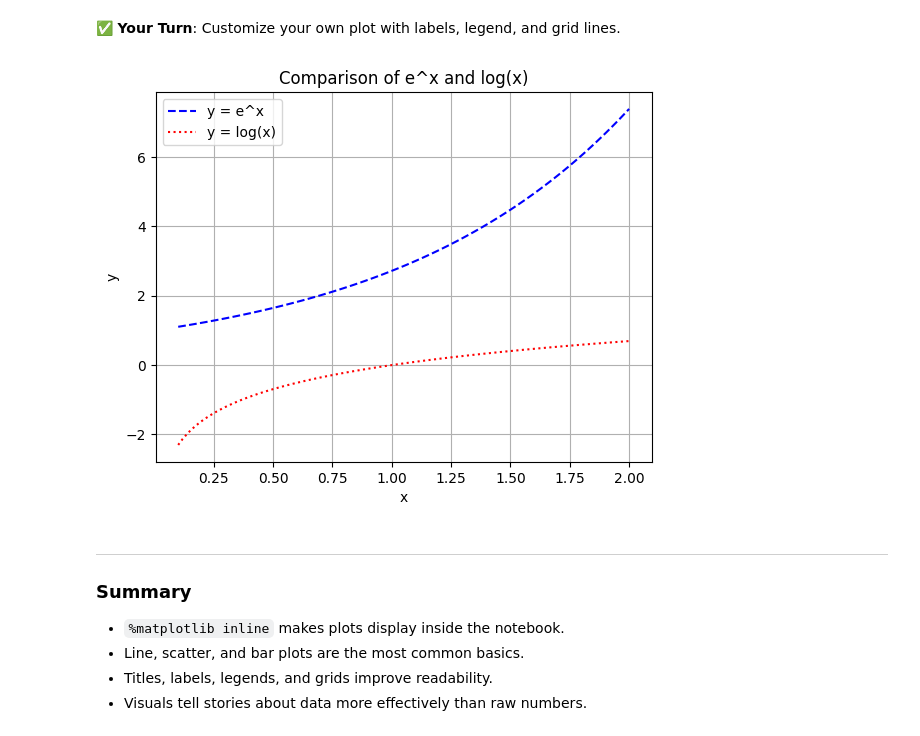
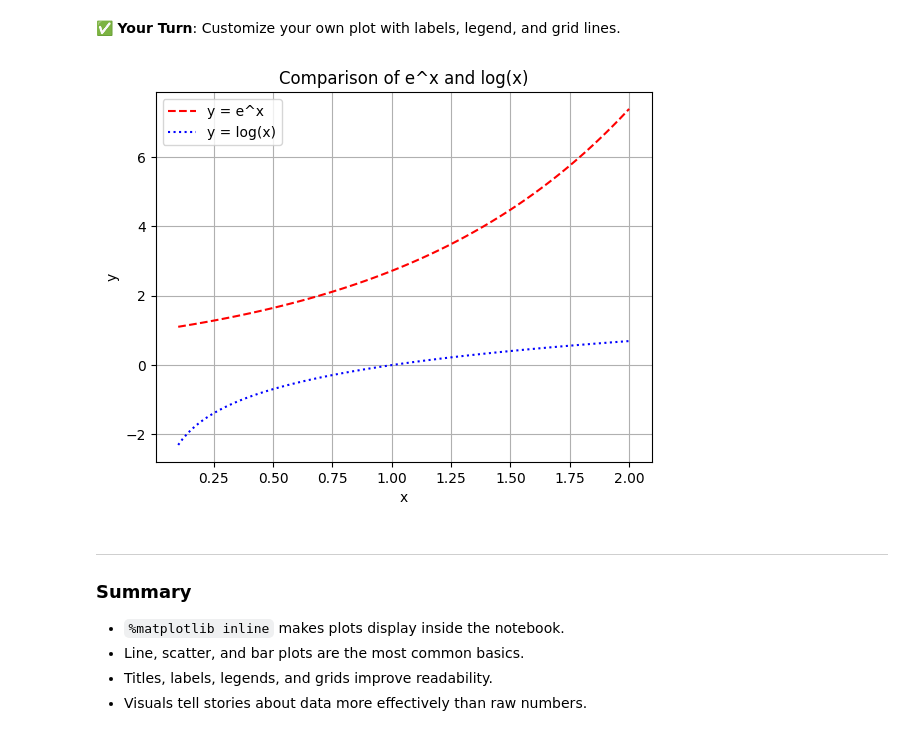
Before and after one commit to thaiyenphung/thaiyenphung-DataScience-2025, a Jupyter notebook: Completed/05-Foundations/05-plotting_basics.ipynb, the cells around one changed output. Cells and saved outputs as stored; diff of their text form; code cells hidden in the pictures.

```diff
--- a/Completed/05-Foundations/05-plotting_basics.ipynb
+++ b/Completed/05-Foundations/05-plotting_basics.ipynb
@@ -143,29 +145,29 @@ plt.show()
 # %%
 # set x values from 0.1 to 2 since log(0) is undefined
 x = np.linspace(0.1, 2, 100)
 
 # y1 = e^x
 y1 = np.exp(x)
 
 # y2 = log(x)
 y2 = np.log(x)
 
 # Plot y1
-plt.plot(x, y1, label="y = e^x", linestyle="--", color="blue")
+plt.plot(x, y1, label="y = e^x", linestyle="--", color="red")
 
 # Plot y2
-plt.plot(x, y2, label="y = log(x)", linestyle=":", color="red")
+plt.plot(x, y2, label="y = log(x)", linestyle=":", color="blue")
 
 # Title and labels
 plt.title("Comparison of e^x and log(x)")
 plt.xlabel("x")
 plt.ylabel("y")
 plt.legend()
 plt.grid(True)
 
 plt.show()
 # %% [output]
-[figure, old version]
+[figure, new version]
 # %% [markdown]
 ---
 ### Summary
```
Also changed, not shown: parts of 2 cells of this notebook.
